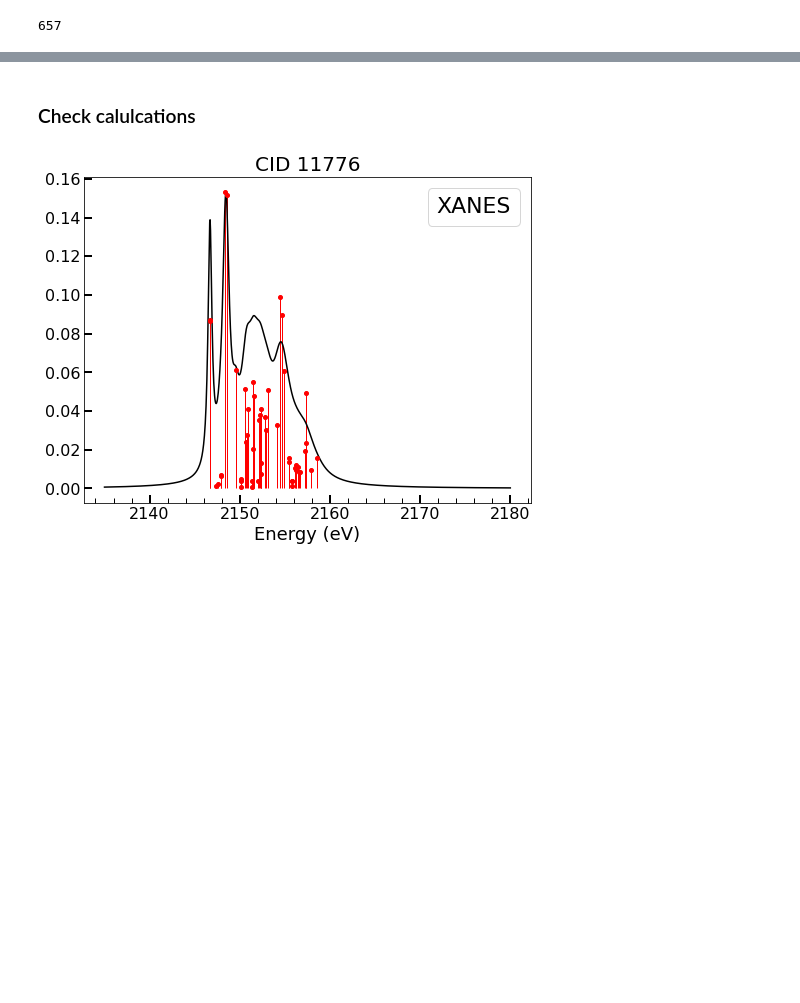
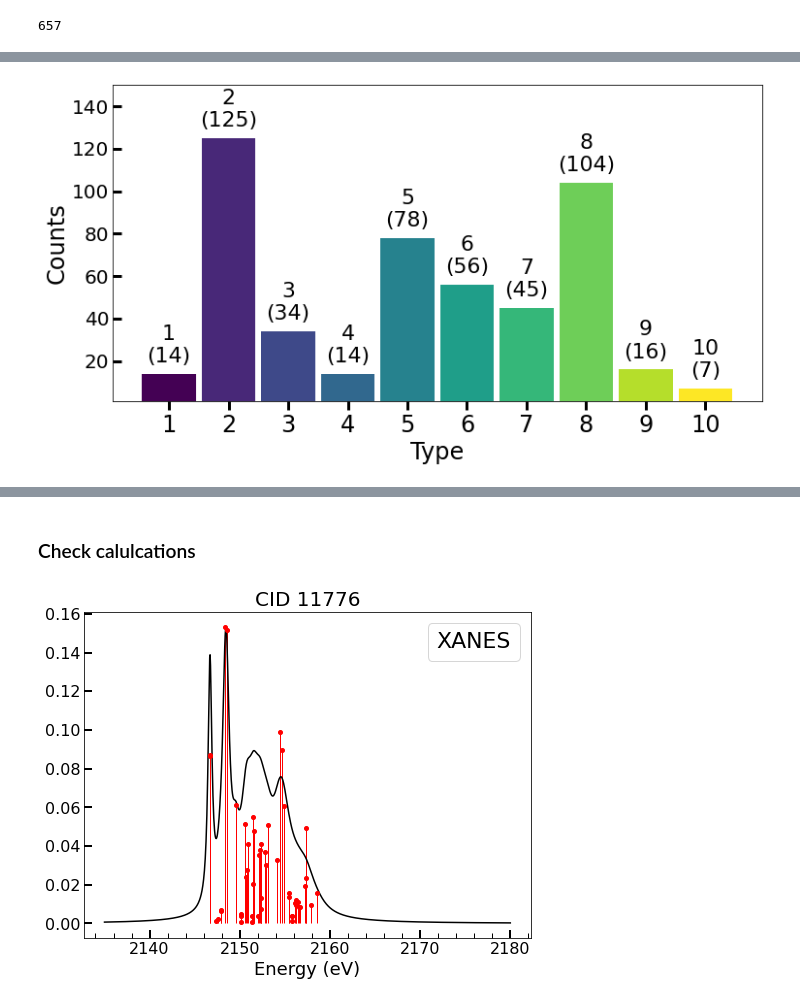
Before and after one commit to Seidler-Lab/Phosphorus-ML-Project, a Jupyter notebook: Data_Analysis_Sam.ipynb, the cells around one changed output, grey strips where cells are left out. Cells and saved outputs as stored; diff of their text form; code cells hidden in the pictures; blank space fills up the shorter version.

```diff
--- a/Data_Analysis_Sam.ipynb
+++ b/Data_Analysis_Sam.ipynb
@@ -76,3 +173,12 @@ np.sum(np.array(compoundtypes)==6)
+# %%
+categorizer = compoundtypes
+
+classnames = np.unique(list(u.TYPE_DICT.values()))[:-1]
+bins = [np.sum(np.array(categorizer)==classname) for classname in classnames]
+
+hist(bins, classnames, label='Type', verbose=True)
+# %% [output]
+[figure, added]
 # %%
 num = 0
 for i, Type in enumerate(compoundtypes):
```
Also changed, not shown: parts of 19 cells of this notebook, 23 other files.
